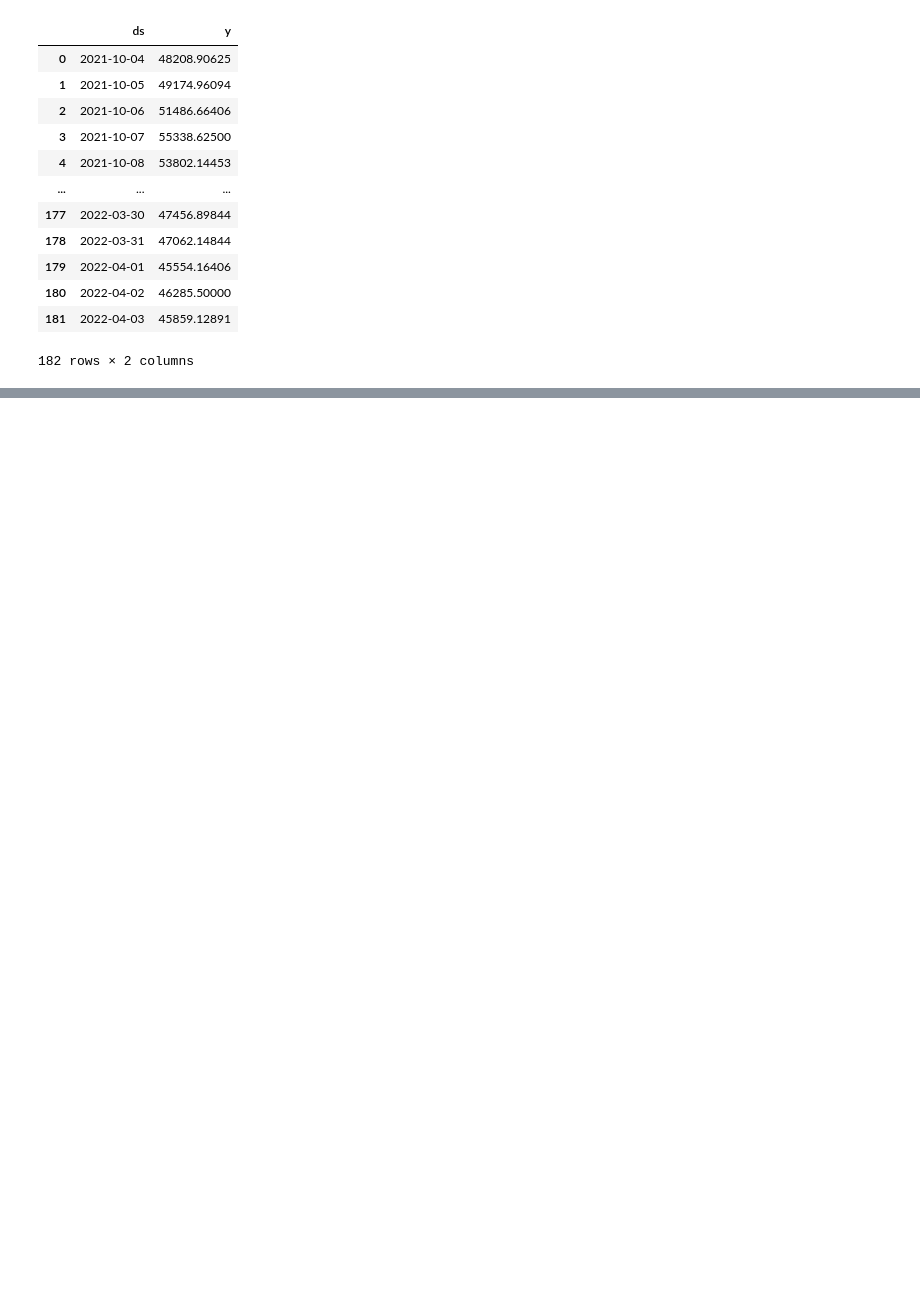
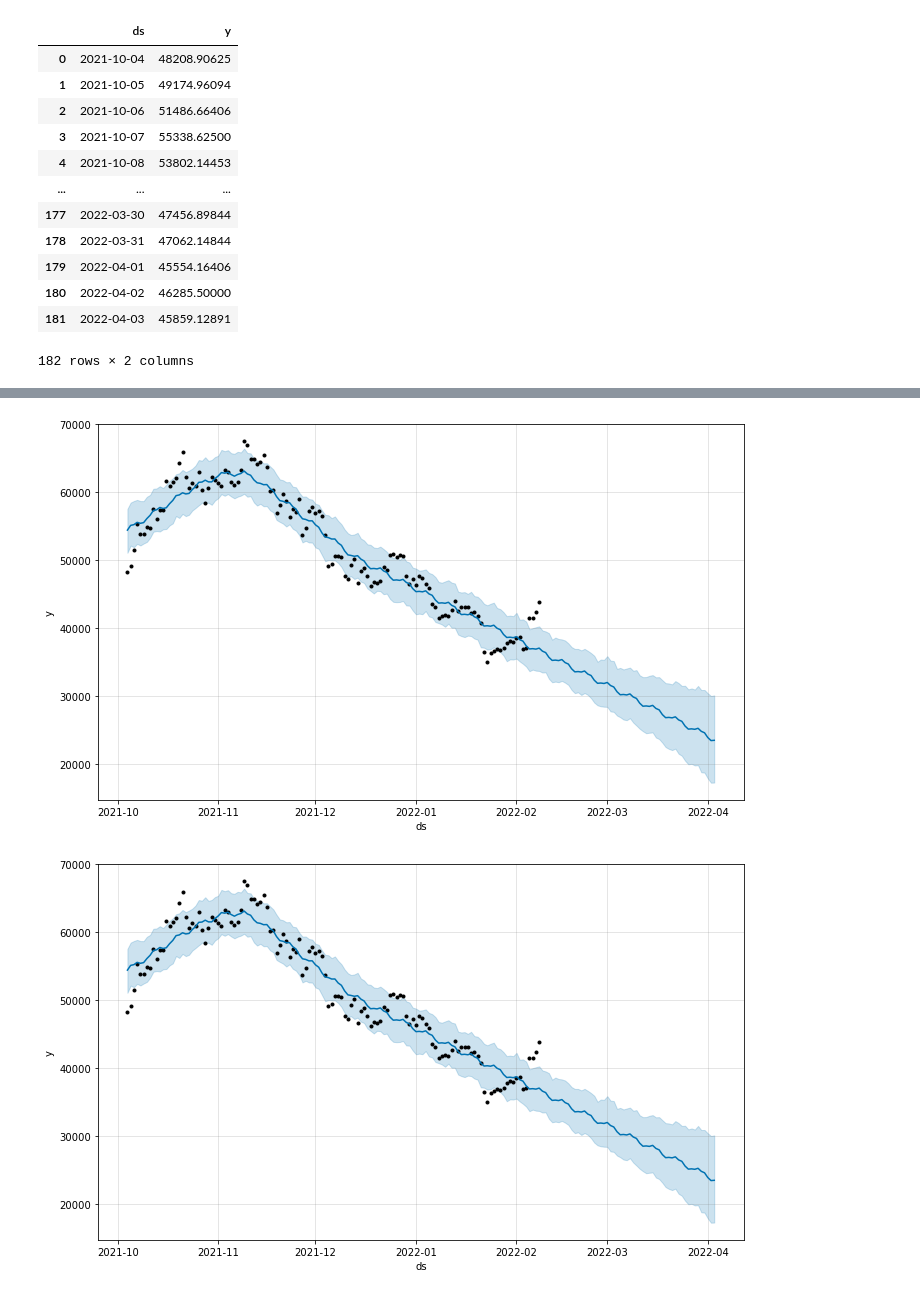
Before and after one commit to Ericwynnus/Project-2, a Jupyter notebook: App/Prophet_Model.ipynb, the cells around one changed output, grey strips where cells are left out. Drawn from its saved outputs; the diff is of its cells as text; code cells hidden in the pictures; blank space fills up the shorter version.

Commit message:
Finish Prophet Time Series Analysis

```diff
--- a/App/Prophet_Model.ipynb
+++ b/App/Prophet_Model.ipynb
@@ -45,0 +49,11 @@ AttributeError: 'Series' object has no attribute 'nonzero'
+# %%
+# Instantiate Prophet and fit training model
+m = Prophet()
+m.fit(train_df)
+future = m.make_future_dataframe(periods=54) # There are 54 rows in the test data
+prediction = m.predict(future)
+results = prediction[['ds', 'yhat', 'yhat_lower', 'yhat_upper']]
+formatted_results = results.set_index('ds')
+formatted_results = pd.concat([formatted_results, test_df], axis=1, join="inner")
+formatted_results = formatted_results.rename(columns={'yhat':'Prediction', 'yhat_lower':'Lower Boundary', 'yhat_upper':'Upper Boundary', 'y':'Actual'})
+formatted_results.head()
@@ -45,0 +86,6 @@ AttributeError: 'Series' object has no attribute 'nonzero'
+# %%
+# Plot Results
+m.plot(results)
+# %% [output]
+[figure, added]
+[figure, added]
```
Also changed, not shown: parts of 5 cells of this notebook.
